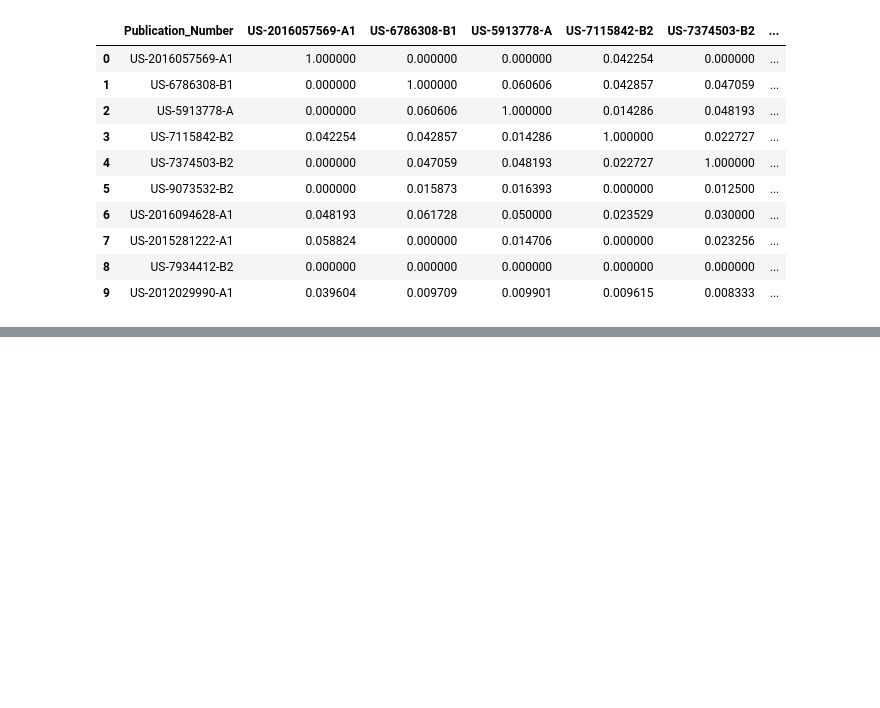
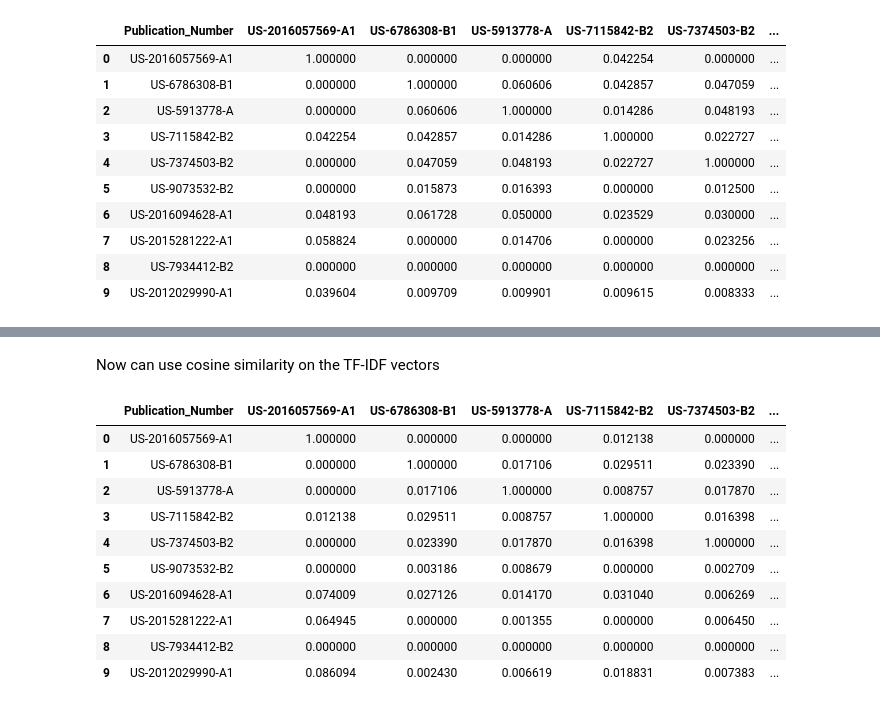
Before and after one commit to GabeAspir/Patent-Prior-Art-Finder, a Jupyter notebook: 4_SimilarityTechniques/Similarity_ZF.ipynb, the cells around one changed output, grey strips where cells are left out. Drawn from its saved outputs; the diff is of its cells as text; code cells hidden in the pictures; blank space fills up the shorter version.

```diff
--- a/4_SimilarityTechniques/Similarity_ZF.ipynb
+++ b/4_SimilarityTechniques/Similarity_ZF.ipynb
@@ -341,0 +424,30 @@ jaccard_table
+# %% [markdown]
+Now can use cosine similarity on the TF-IDF vectors
+# %%
+#Paramater: data frame, and funcrion
+def comparison_table (data, function):
+	table = pd.DataFrame(patents['Publication_Number'])
+	for bow, n in zip(data['TF-IDF'], data['Publication_Number']):
+		number = n #getting the publication number so can use it as header later on
+		comps = [] #series that represents this bag of word's cosine comp with all bow's
+		for b in data['TF-IDF']:
+			comps.append(function(bow,b))
+		table[n]= comps
+
+	return table
+
+
+table_tf_idf = comparison_table(new_data, cosine_similarity_func)
+table_tf_idf
+# %% [output]
+|  | Publication_Number | US-2016057569-A1 | US-6786308-B1 | US-5913778-A | US-7115842-B2 | US-7374503-B2 | ... |
+| 0 | US-2016057569-A1 | 1.000000 | 0.000000 | 0.000000 | 0.012138 | 0.000000 | ... |
+| 1 | US-6786308-B1 | 0.000000 | 1.000000 | 0.017106 | 0.029511 | 0.023390 | ... |
+| 2 | US-5913778-A | 0.000000 | 0.017106 | 1.000000 | 0.008757 | 0.017870 | ... |
+| 3 | US-7115842-B2 | 0.012138 | 0.029511 | 0.008757 | 1.000000 | 0.016398 | ... |
+| 4 | US-7374503-B2 | 0.000000 | 0.023390 | 0.017870 | 0.016398 | 1.000000 | ... |
+| 5 | US-9073532-B2 | 0.000000 | 0.003186 | 0.008679 | 0.000000 | 0.002709 | ... |
+| 6 | US-2016094628-A1 | 0.074009 | 0.027126 | 0.014170 | 0.031040 | 0.006269 | ... |
+| 7 | US-2015281222-A1 | 0.064945 | 0.000000 | 0.001355 | 0.000000 | 0.006450 | ... |
+| 8 | US-7934412-B2 | 0.000000 | 0.000000 | 0.000000 | 0.000000 | 0.000000 | ... |
+| 9 | US-2012029990-A1 | 0.086094 | 0.002430 | 0.006619 | 0.018831 | 0.007383 | ... |
```
Also changed, not shown: parts of 14 cells of this notebook.
